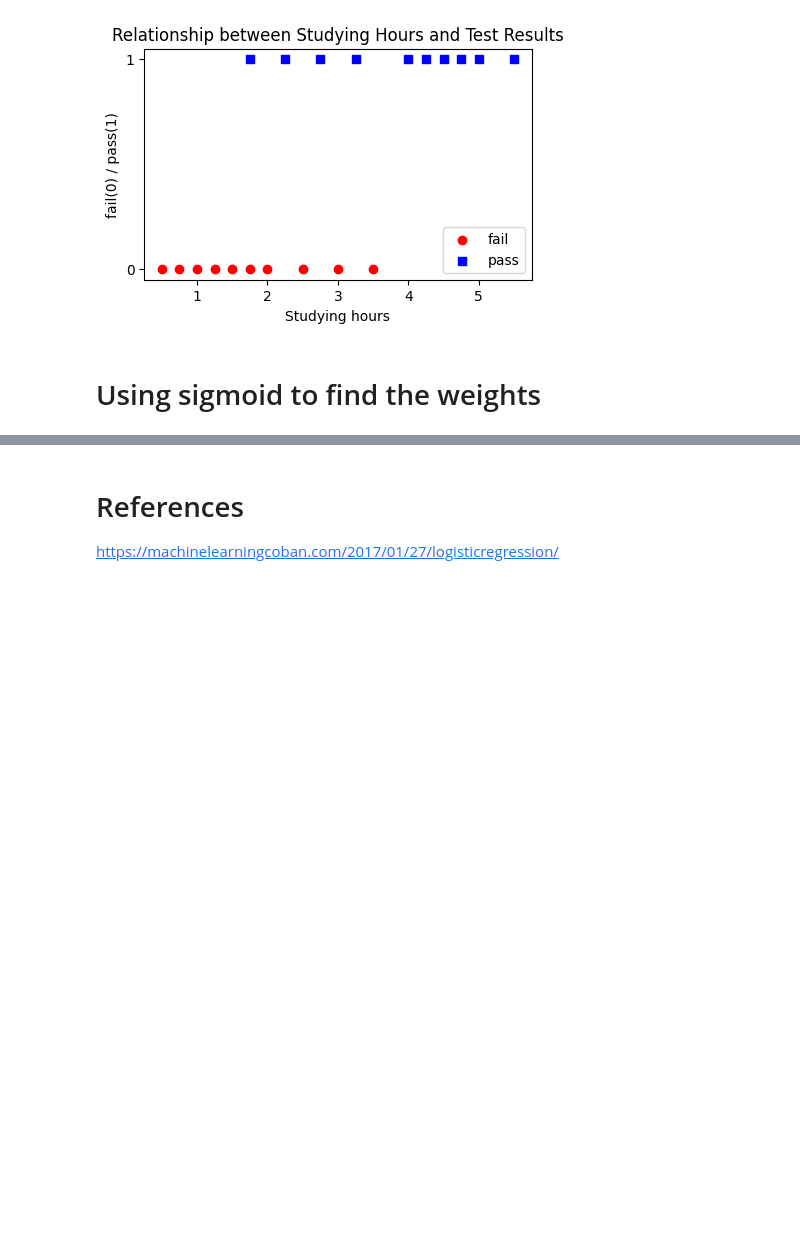
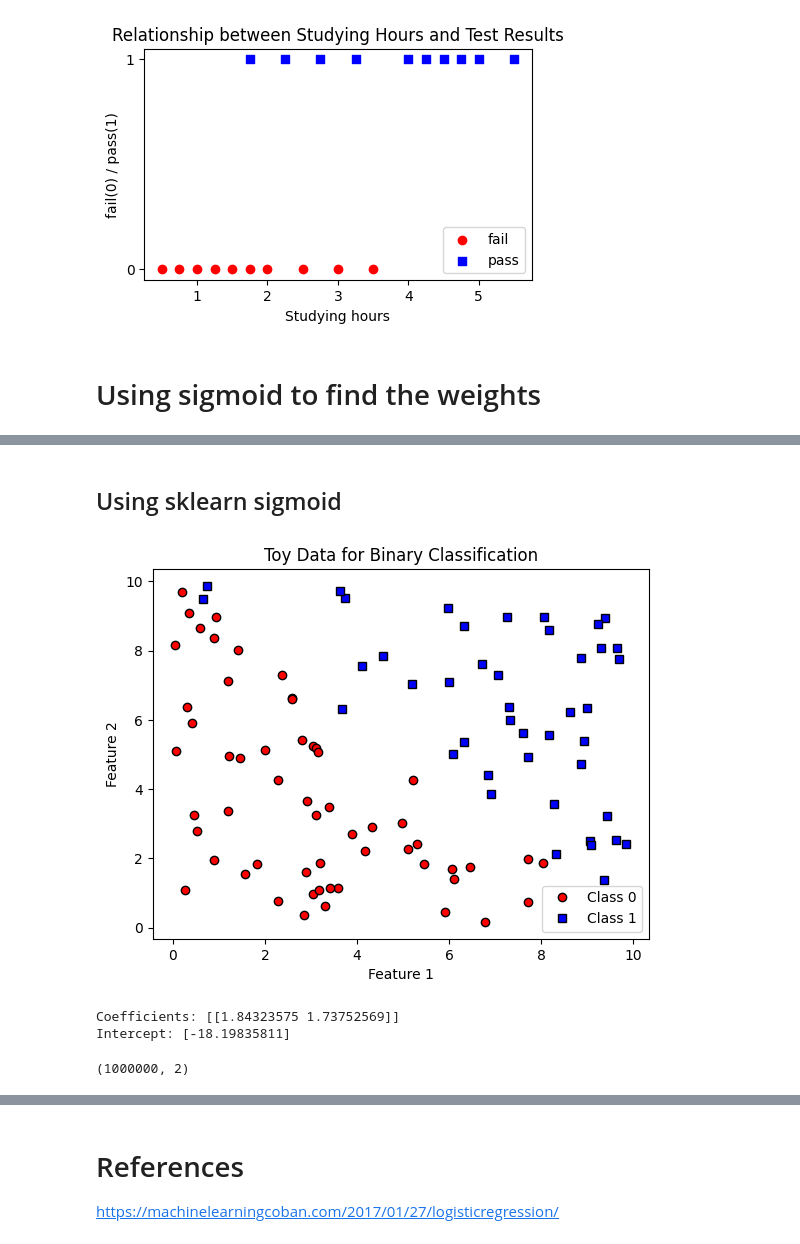
Before and after one commit to GiaKhangLuu/deep_learning_exercises, a Jupyter notebook: day_01/sigmoid_example.ipynb, the cells around one changed output, grey strips where cells are left out. Cells and saved outputs as stored; diff of their text form; code cells hidden in the pictures; blank space fills up the shorter version.

```diff
--- a/day_01/sigmoid_example.ipynb
+++ b/day_01/sigmoid_example.ipynb
@@ -154,0 +196,46 @@ plt.show()
+# %% [markdown]
+## Using sklearn sigmoid
+# %%
+# Generate toy data
+np.random.seed(42)
+X = np.random.rand(100, 2) * 10
+y = (X[:, 0] + X[:, 1] > 10).astype(int)  # Binary classification task
+# %%
+# Plot the data
+plt.plot(X[:, 0][y == 0], X[:, 1][y == 0], 'ro', label='Class 0', markeredgecolor='black')
+plt.plot(X[:, 0][y == 1], X[:, 1][y == 1], 'bs', label='Class 1', markeredgecolor='black')
+
+plt.xlabel('Feature 1')
+plt.ylabel('Feature 2')
+plt.title('Toy Data for Binary Classification')
+plt.legend()
+plt.show()
+# %% [output]
+[figure, added]
+# %%
+# Create a logistic regression model
+model = LogisticRegression()
+
+# Train the model on the training data
+model.fit(X, y)
+
+# Access the learned coefficients and intercept
+coefficients = model.coef_
+intercept = model.intercept_
+
+print("Coefficients:", coefficients)
+print("Intercept:", intercept)
+# %% [output]
+Coefficients: [[1.84323575 1.73752569]]
+Intercept: [-18.19835811]
+# %%
+def sigmoid(z):
+    return 1 / (1 + np.exp(-z))
+
+xx = np.linspace(-3, 10, 1000)
+yy = np.linspace(-3, 10, 1000)
+xx, yy = np.meshgrid(xx, yy)
+data = np.array([xx.flatten(), yy.flatten()]).T
+print(data.shape)
+# %% [output]
+(1000000, 2)
```
Also changed, not shown: parts of 21 cells of this notebook.
